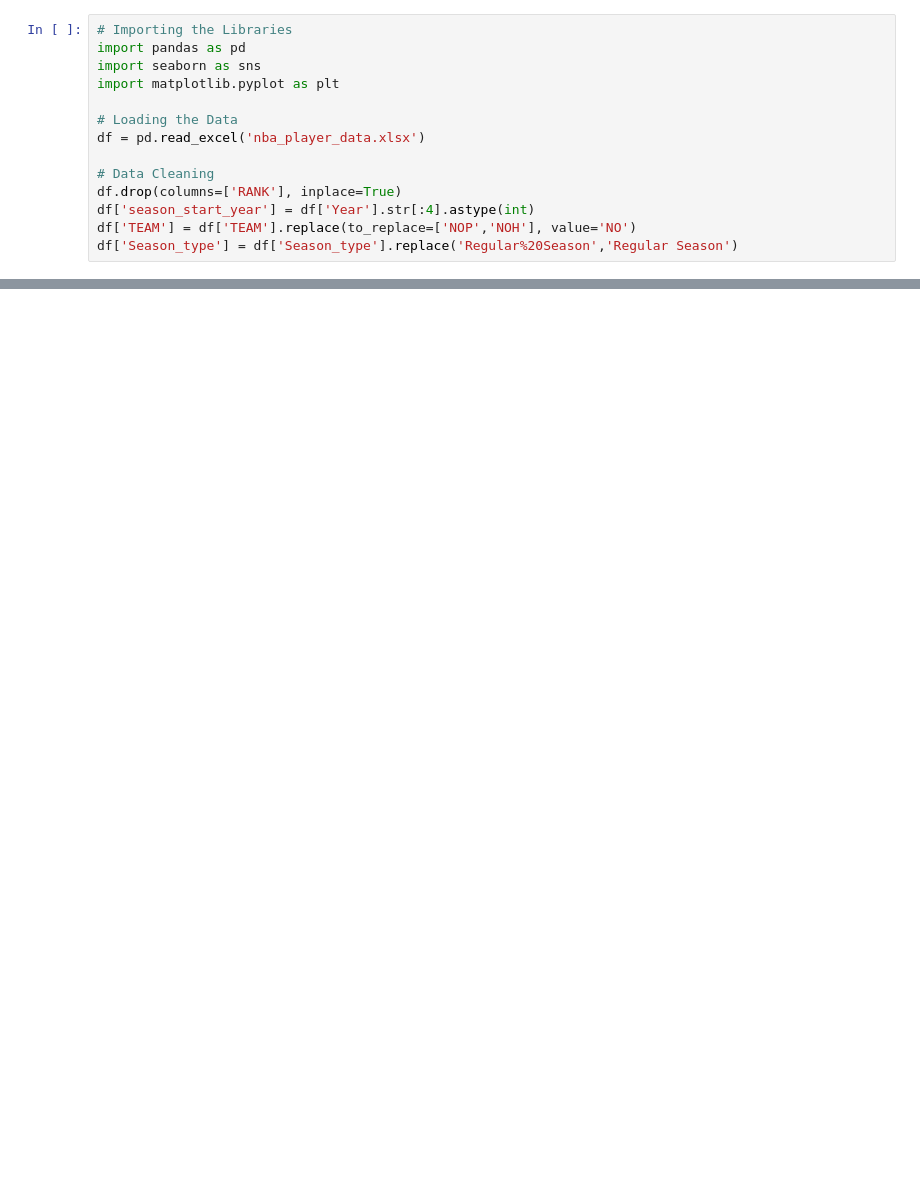
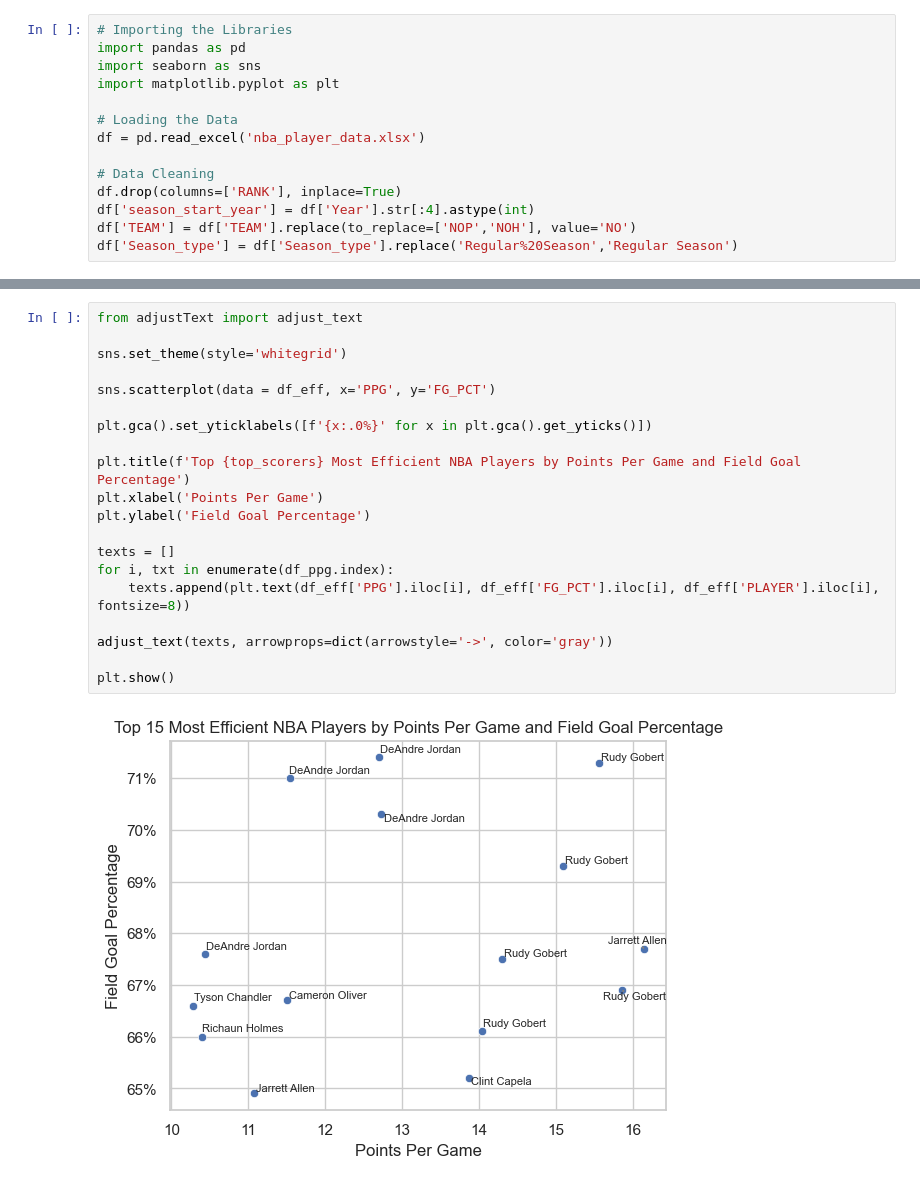
Before and after one commit to mikeyscupari/NBA-Data-Project, a Jupyter notebook: 2_Scorers.ipynb, the cells around one changed output, grey strips where cells are left out. Saved outputs shown, nothing was run; the diff lists cells and outputs as text; blank space fills up the shorter version.

```diff
--- a/2_Scorers.ipynb
+++ b/2_Scorers.ipynb
@@ -83,0 +78,22 @@ adjust_text(texts, arrowprops=dict(arrowstyle='->', color='gray'))
+# %%
+from adjustText import adjust_text
+
+sns.set_theme(style='whitegrid')
+
+sns.scatterplot(data = df_eff, x='PPG', y='FG_PCT')
+
+plt.gca().set_yticklabels([f'{x:.0%}' for x in plt.gca().get_yticks()])
+
+plt.title(f'Top {top_scorers} Most Efficient NBA Players by Points Per Game and Field Goal Percentage')
+plt.xlabel('Points Per Game')
+plt.ylabel('Field Goal Percentage')
+
+texts = []
+for i, txt in enumerate(df_ppg.index):
+    texts.append(plt.text(df_eff['PPG'].iloc[i], df_eff['FG_PCT'].iloc[i], df_eff['PLAYER'].iloc[i], fontsize=8))
+
+adjust_text(texts, arrowprops=dict(arrowstyle='->', color='gray'))
+
+plt.show()
+# %% [output]
+[figure, added]
```
Also changed, not shown: parts of 11 cells of this notebook, 2 other files.
